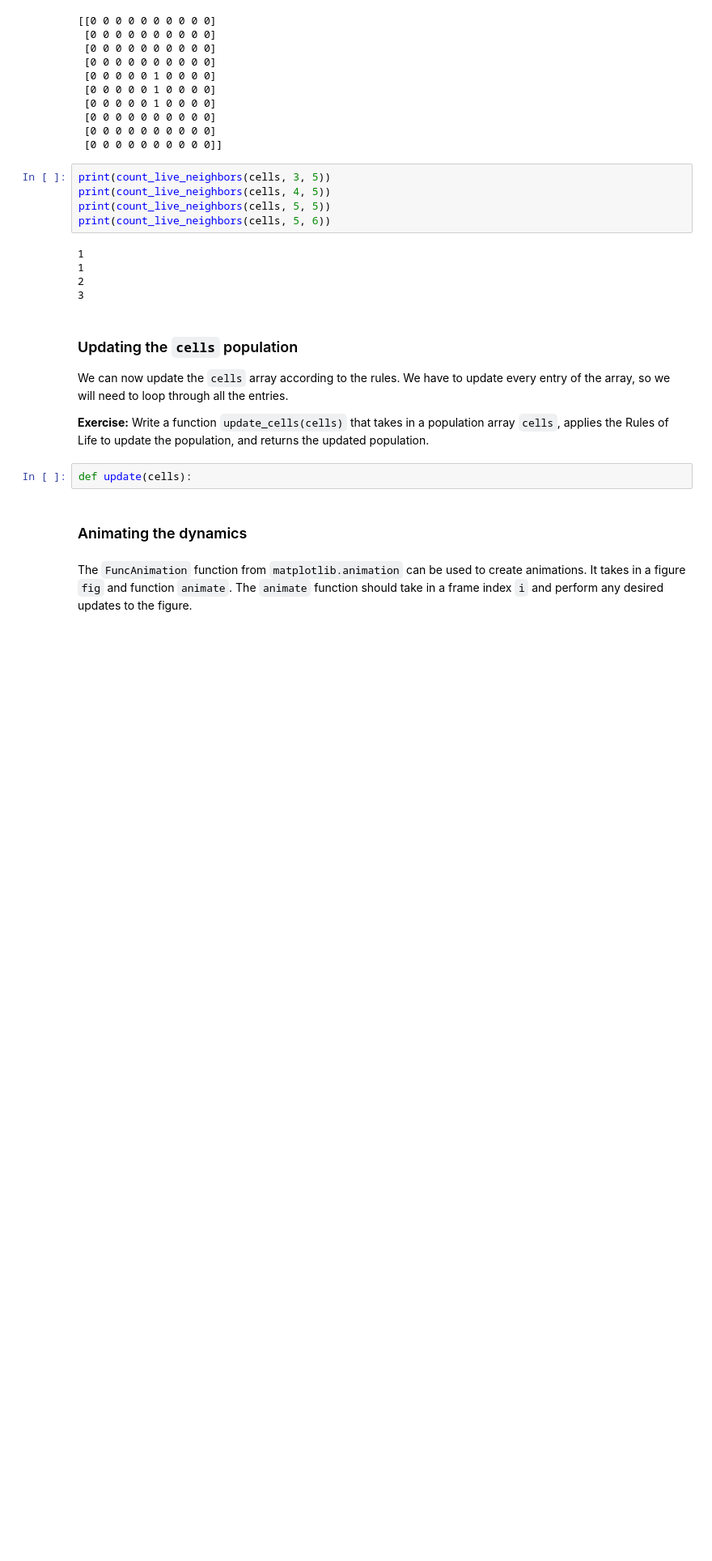
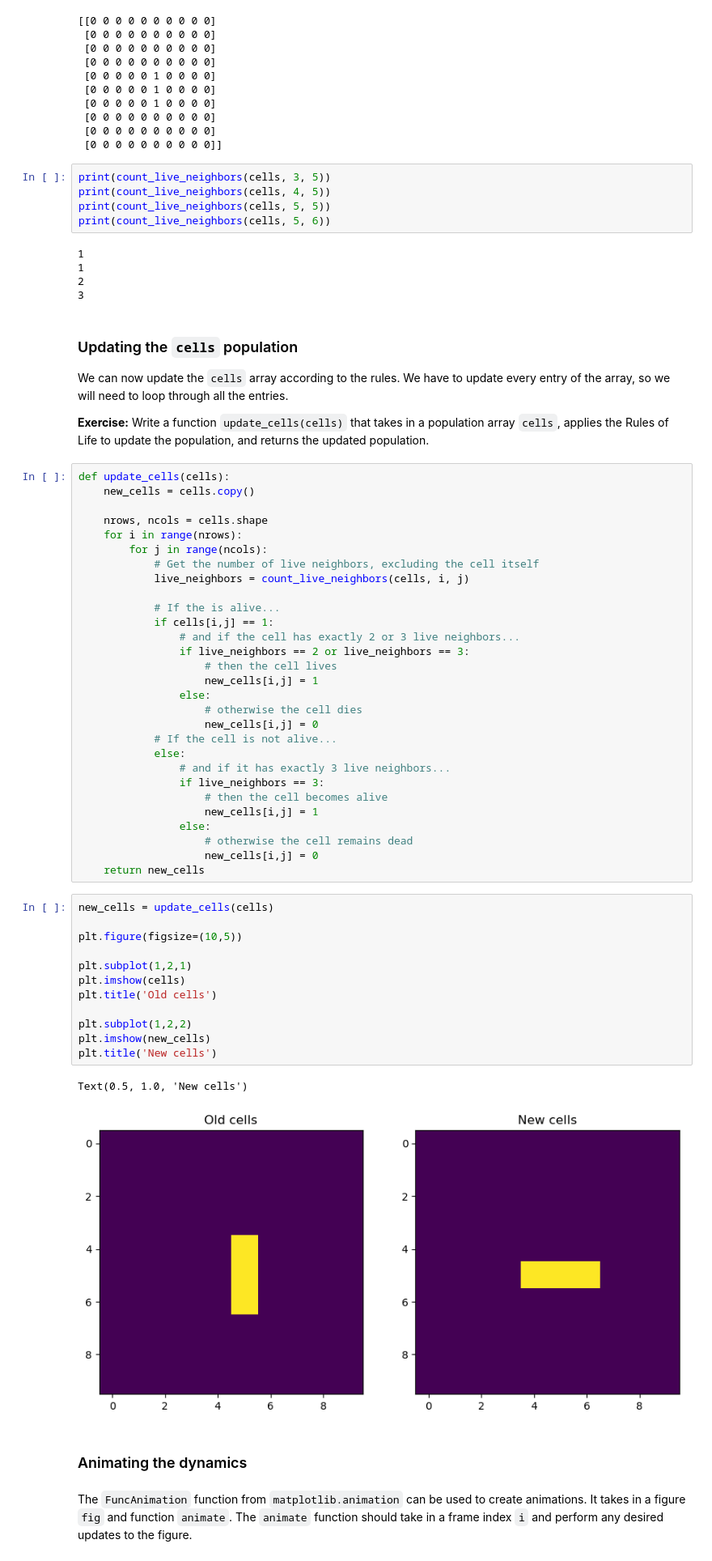
Before and after one commit to jllottes/jllottes.github.io, a Jupyter notebook: _static/weekly_notebooks/week13_notebook.ipynb, the cells around one changed output. Shown at 81% size. Saved outputs shown, nothing was run; the diff lists cells and outputs as text; blank space fills up the shorter version.

```diff
--- a/_static/weekly_notebooks/week13_notebook.ipynb
+++ b/_static/weekly_notebooks/week13_notebook.ipynb
@@ -108,8 +108,50 @@ print(count_live_neighbors(cells, 5, 6))
 We can now update the `cells` array according to the rules.  We have to update every entry of the array, so we will need to loop through all the entries.
 
 **Exercise:** Write a function `update_cells(cells)` that takes in a population array `cells`, applies the Rules of Life to update the population, and returns the updated population.
-# %%
-def update(cells):
+# %%
+def update_cells(cells):
+    new_cells = cells.copy()
+
+    nrows, ncols = cells.shape
+    for i in range(nrows):
+        for j in range(ncols):
+            # Get the number of live neighbors, excluding the cell itself
+            live_neighbors = count_live_neighbors(cells, i, j)
+
+            # If the is alive...
+            if cells[i,j] == 1:
+                # and if the cell has exactly 2 or 3 live neighbors...
+                if live_neighbors == 2 or live_neighbors == 3:
+                    # then the cell lives
+                    new_cells[i,j] = 1
+                else:
+                    # otherwise the cell dies
+                    new_cells[i,j] = 0
+            # If the cell is not alive...
+            else:
+                # and if it has exactly 3 live neighbors...
+                if live_neighbors == 3:
+                    # then the cell becomes alive
+                    new_cells[i,j] = 1
+                else:
+                    # otherwise the cell remains dead
+                    new_cells[i,j] = 0
+    return new_cells
+# %%
+new_cells = update_cells(cells)
+
+plt.figure(figsize=(10,5))
+
+plt.subplot(1,2,1)
+plt.imshow(cells)
+plt.title('Old cells')
+
+plt.subplot(1,2,2)
+plt.imshow(new_cells)
+plt.title('New cells')
+# %% [output]
+Text(0.5, 1.0, 'New cells')
+[figure, added]
 # %% [markdown]
 ### Animating the dynamics
 # %% [markdown]
```
Also changed, not shown: parts of 13 cells of this notebook, 2 other files.
